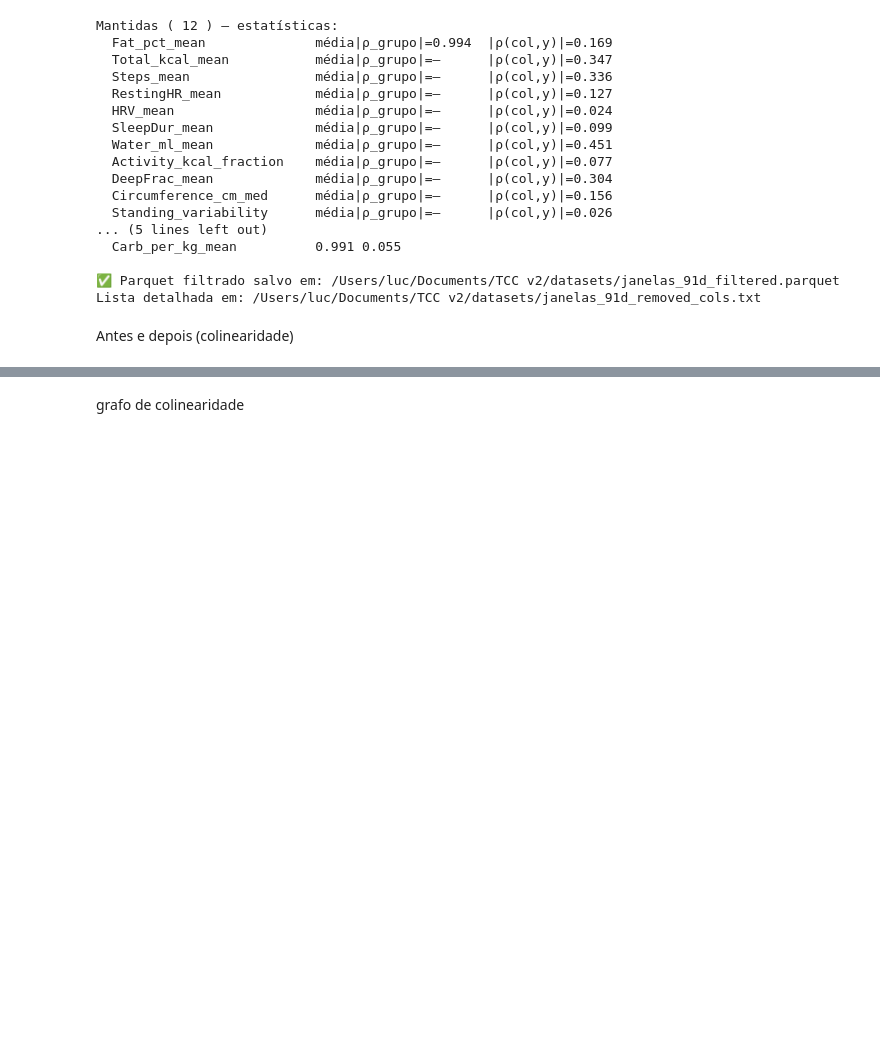
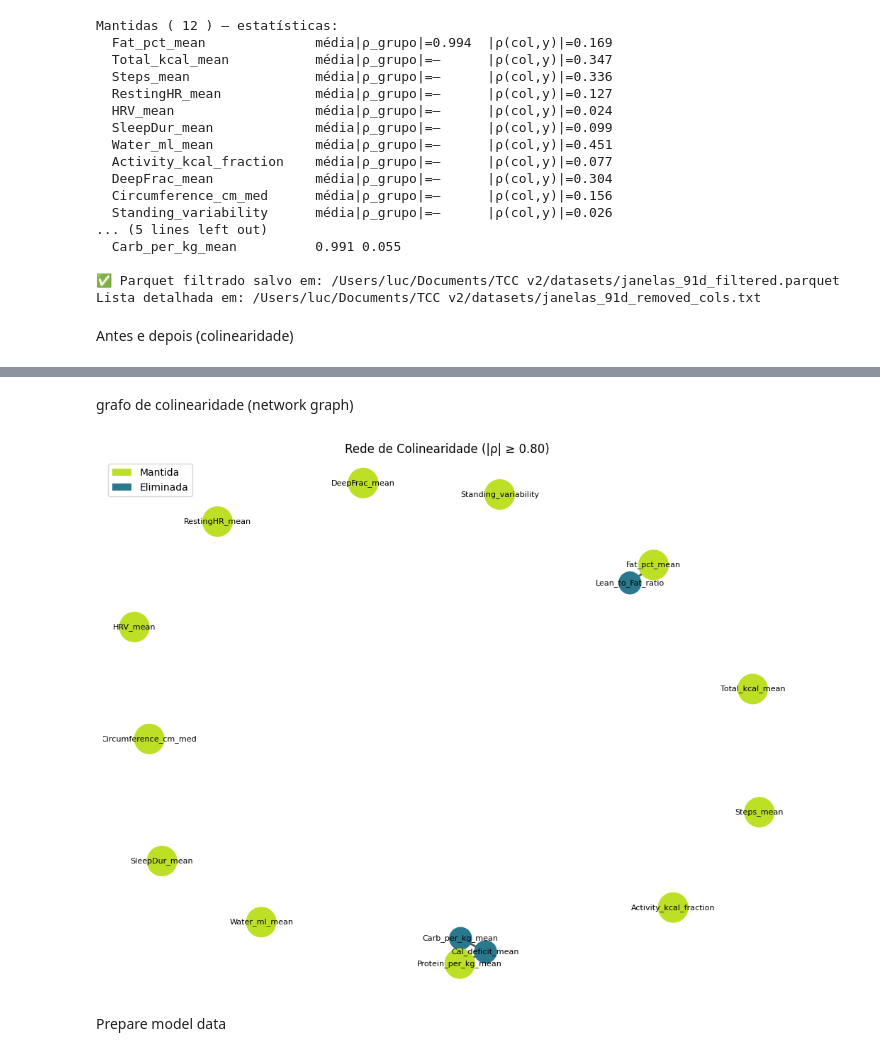
Before and after one commit to lumelab-ai/Bayesian_Weight_Tracker, a Jupyter notebook: BTST Novo V2.ipynb, the cells around one changed output, grey strips where cells are left out. Cells and saved outputs as stored; diff of their text form; code cells hidden in the pictures; blank space fills up the shorter version.

```diff
--- a/BTST Novo V2.ipynb
+++ b/BTST Novo V2.ipynb
@@ -639,2 +659,80 @@ plt.show()
 # %% [markdown]
-grafo de colinearidade
+grafo de colinearidade (network graph)
+# %%
+# ================================================================
+# Célula: Rede de Colinearidade (versão 2 — viridis + legenda)
+# ----------------------------------------------------------------
+# • Grafo com variáveis como nós; arestas se |ρ| ≥ 0.80.
+# • Paleta **viridis** para consistência visual: nós mantidos = tom
+#   escuro, eliminados = tom claro.
+# • Legenda adicionada explicando as duas cores.
+# ================================================================
+
+import pandas as pd
+import numpy as np
+import matplotlib.pyplot as plt
+import matplotlib as mpl
+import networkx as nx
+from matplotlib.patches import Patch
+
+PARQUET_BEFORE = "datasets/janelas_91d.parquet"
+PARQUET_AFTER  = "datasets/janelas_91d_filtered.parquet"
+TARGET = "slope_kg_per_week"
+DATE   = "window_start"
+THRESHOLD = 0.80
+
+# ---- Load datasets ----
+df_before = pd.read_parquet(PARQUET_BEFORE)
+df_after  = pd.read_parquet(PARQUET_AFTER)
+
+features_all  = [c for c in df_before.columns if c not in {TARGET, DATE}]
+features_keep = [c for c in df_after.columns  if c not in {TARGET, DATE}]
+
+corr = df_before[features_all].corr()
+
+# ---- Build graph ----
+G = nx.Graph()
+G.add_nodes_from(features_all)
+for i, c1 in enumerate(features_all):
+    for c2 in features_all[i + 1 :]:
+        if abs(corr.loc[c1, c2]) >= THRESHOLD:
+            G.add_edge(c1, c2, weight=abs(corr.loc[c1, c2]))
+
+# ---- Node styling (viridis) ----
+cmap = mpl.colormaps["viridis"]
+color_keep = cmap(0.9)   # mais escuro
+color_drop = cmap(0.4)   # mais claro
+node_colors = [color_keep if n in features_keep else color_drop for n in G.nodes]
+node_sizes  = [900 if n in features_keep else 500 for n in G.nodes]
+
+pos = nx.spring_layout(G, seed=42)
+
+plt.figure(figsize=(10, 8))
+
+# Edges com alpha proporcional ao peso
+edge_weights = [G[u][v]['weight'] for u, v in G.edges]
+max_w = max(edge_weights) if edge_weights else 1
+for (u, v), w in zip(G.edges, edge_weights):
+    nx.draw_networkx_edges(
+        G, pos, edgelist=[(u, v)], width=2,
+        alpha=w / max_w, edge_color="#555555"
+    )
+
+nx.draw_networkx_nodes(G, pos, node_color=node_colors, node_size=node_sizes)
+nx.draw_networkx_labels(G, pos, font_size=8)
+
+# ---- Legend ----
+legend_elements = [
+    Patch(facecolor=color_keep, edgecolor='none', label='Mantida'),
+    Patch(facecolor=color_drop, edgecolor='none', label='Eliminada'),
+]
+plt.legend(handles=legend_elements, loc="upper left")
+
+plt.title("Rede de Colinearidade (|ρ| ≥ 0.80)")
+plt.axis("off")
+plt.tight_layout()
+plt.show()
+# %% [output]
+[figure, added]
+# %% [markdown]
+Prepare model data
```
Also changed, not shown: parts of 15 cells of this notebook, 1 other file.
